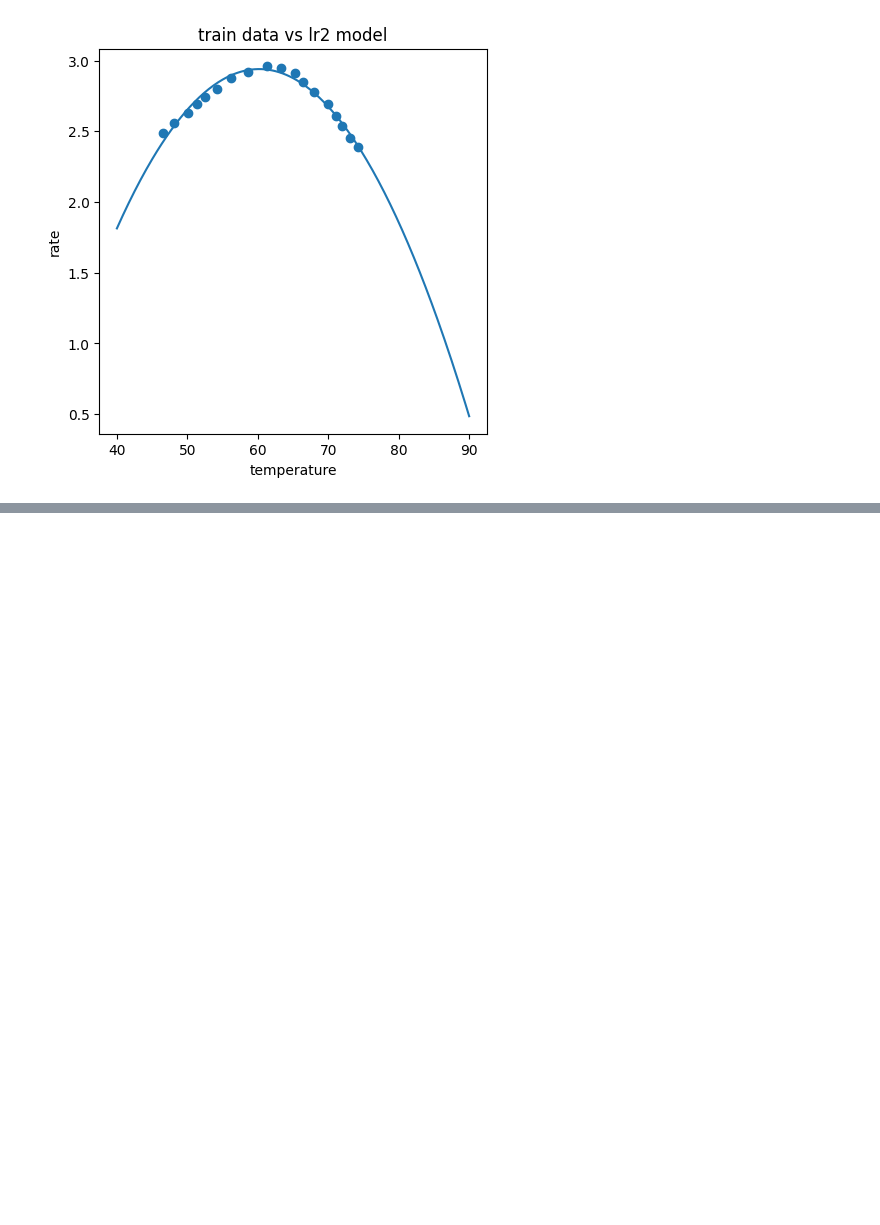
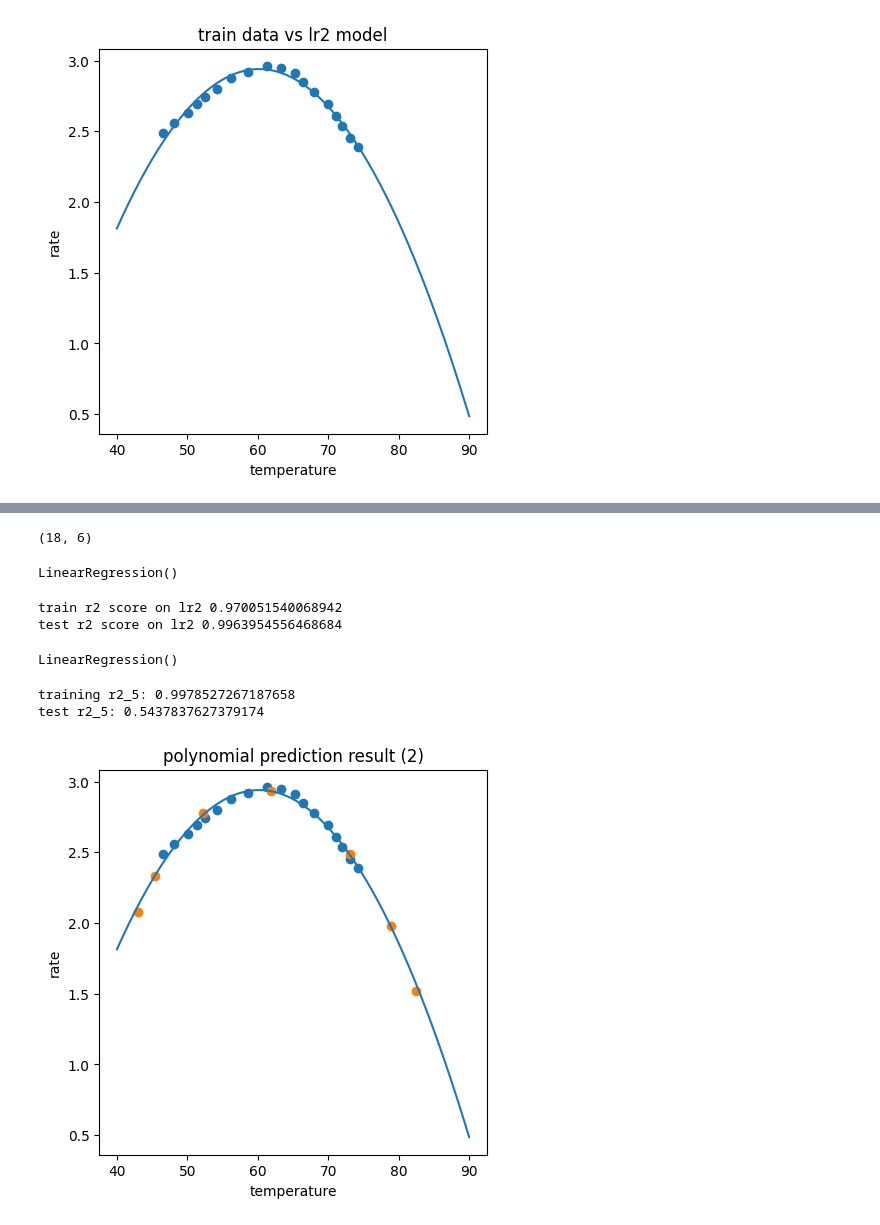
Before and after one commit to skywalkeryin/ai_course, a Jupyter notebook: chapter5/course_code/temperature_rate_regression-checkpoint.ipynb, the cells around one changed output, grey strips where cells are left out. Drawn from its saved outputs; the diff is of its cells as text; code cells hidden in the pictures; blank space fills up the shorter version.

```diff
--- a/chapter5/course_code/temperature_rate_regression-checkpoint.ipynb
+++ b/chapter5/course_code/temperature_rate_regression-checkpoint.ipynb
@@ -173,0 +196,37 @@ plot_model(X_train, y_train, X_range, y_range_predict_2, "train data vs lr2 mode
+# %%
+# 多形式模型
+from sklearn.preprocessing import PolynomialFeatures
+poly_2 = PolynomialFeatures(degree=2)
+X_2_train = poly_2.fit_transform(X_train)
+X_2_test = poly_2.transform(X_test)
+
+# 5次的多项式
+poly5 = PolynomialFeatures(degree=5)
+X_5_train = poly5.fit_transform(X_train)
+X_5_test = poly5.transform(X_test)
+print(X_5_train.shape)
+# %% [output]
+(18, 6)
+# %%
+lr2 = LinearRegression()
+lr2.fit(X_2_train,y_train)
+# %% [output]
+LinearRegression()
+# %%
+# evaluate
+y_2_train_predict = lr2.predict(X_2_train)
+y_2_test_predict = lr2.predict(X_2_test)
+
+r2_2_score = r2_score(y_train, y_2_train_predict)
+r2_2_test = r2_score(y_test, y_2_test_predict)
+
+print('train r2 score on lr2', r2_2_score)
+print('test r2 score on lr2', r2_2_test)
+# %% [output]
+train r2 score on lr2 0.970051540068942
+test r2 score on lr2 0.9963954556468684
+# %%
+lr5 = LinearRegression()
+lr5.fit(X_5_train,y_train)
+# %% [output]
+LinearRegression()
@@ -173,0 +238,29 @@ plot_model(X_train, y_train, X_range, y_range_predict_2, "train data vs lr2 mode
+# %%
+print('training r2_5:',r2_5_train)
+print('test r2_5:',r2_5_test)
+# %% [output]
+training r2_5: 0.9978527267187658
+test r2_5: 0.5437837627379174
+# %%
+# plot
+
+X_2_range = np.linspace(40, 90, 300).reshape(-1, 1)
+X_2_range = poly_2.transform(X_2_range)
+y_2_range_predict = lr2.predict(X_2_range)
+
+
+X_5_range = np.linspace(40, 90, 300).reshape(-1, 1)
+X_5_range = poly5.transform(X_5_range)
+y_5_predict = lr5.predict(X_5_range)
+# %%
+fig3 = plt.figure(figsize=(5,5))
+plt.plot(X_range,y_2_range_predict)
+plt.scatter(X_train,y_train)
+plt.scatter(X_test,y_test)
+
+plt.title('polynomial prediction result (2)')
+plt.xlabel('temperature')
+plt.ylabel('rate')
+plt.show()
+# %% [output]
+[figure, added]
```
Also changed, not shown: parts of 11 cells of this notebook, 8 other files.
